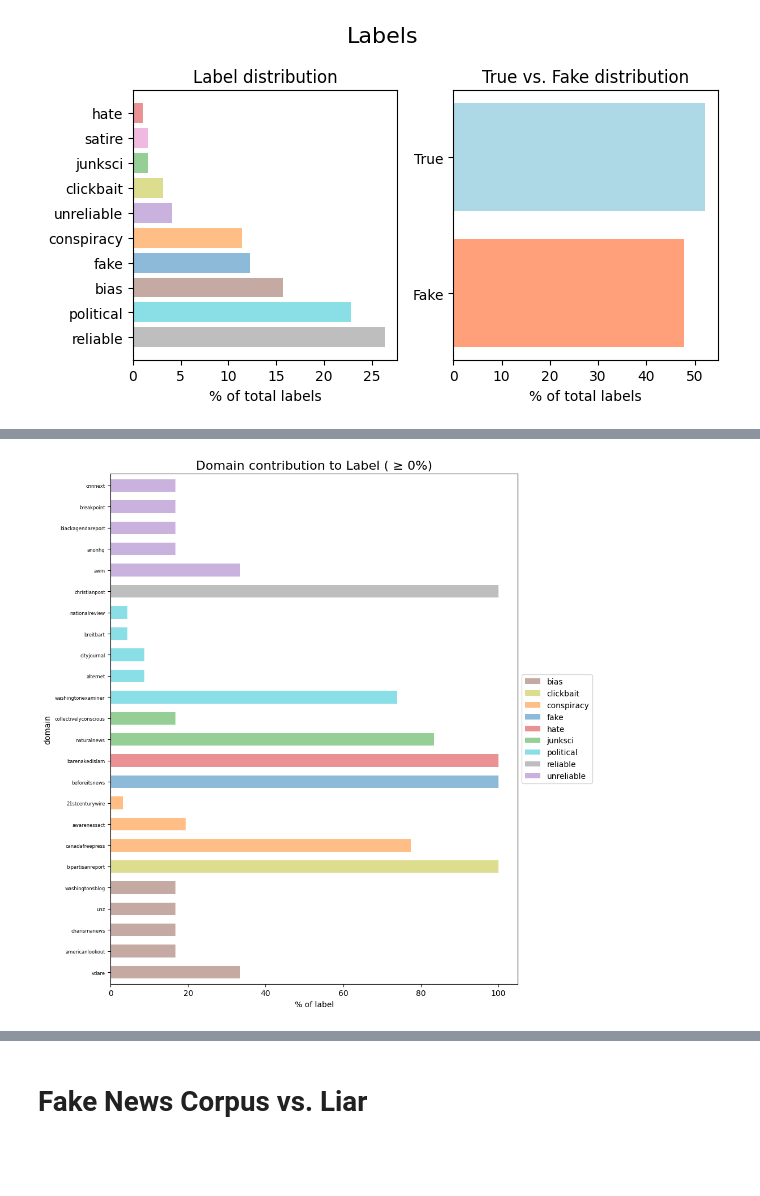
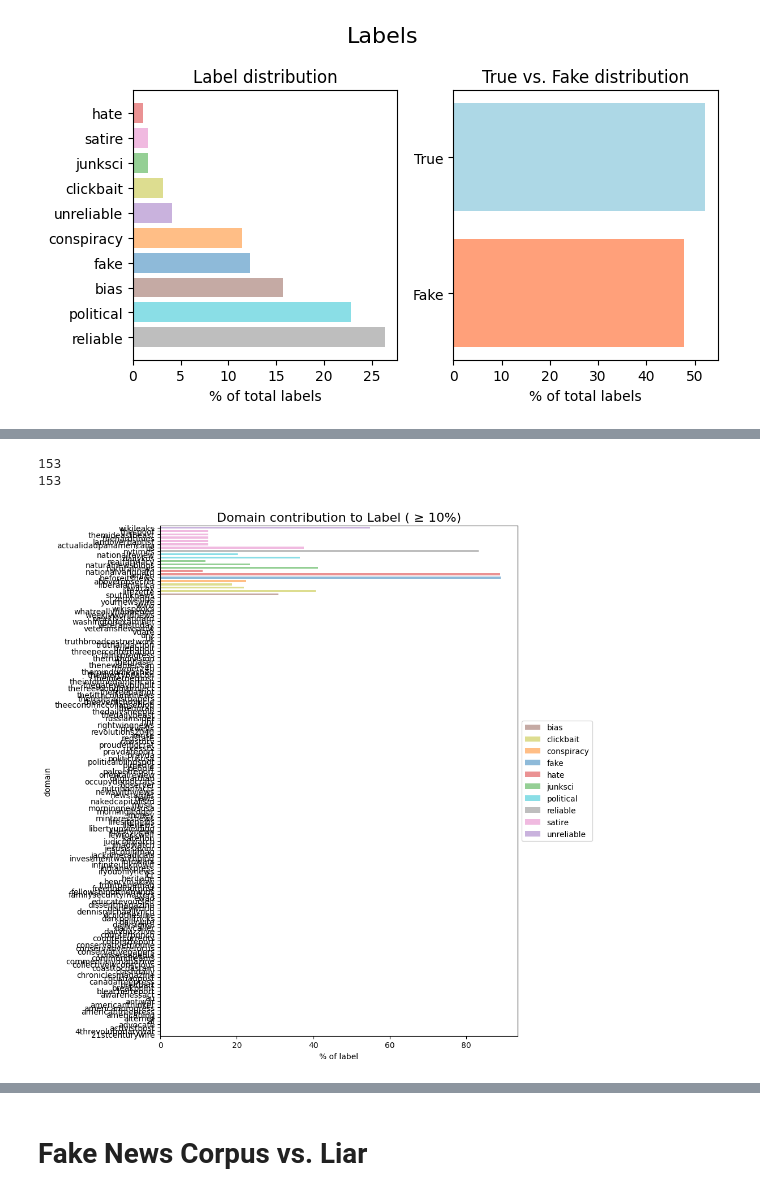
Before and after one commit to henrikdchristensen/DIKU-DS-Exam-FakeNewsDetection, a Jupyter notebook: src/stats.ipynb, the cells around one changed output, grey strips where cells are left out. Saved outputs shown, nothing was run; the diff lists cells and outputs as text; code cells hidden in the pictures; blank space fills up the shorter version.

```diff
--- a/src/stats.ipynb
+++ b/src/stats.ipynb
@@ -17,4 +17,4 @@ importlib.reload(st)
 # %% [output]
 <module 'stats' from 'd:\\projects\\FakeNews\\src\\stats.py'>
 # %%
-data_fake_news = pd.read_csv("../cleaned_file.csv", usecols=["content_no_swords_stemmed", "type", "type_binary", "type_binary", "domain"])#, "sentence_analysis_no_swords"])
+data_fake_news = pd.read_csv("../cleaned_file.csv", usecols=["content_no_swords_stemmed", "type", "type_binary", "type_binary", "domain"], nrows=1000)#, "sentence_analysis_no_swords"])
@@ -76,9 +62,11 @@ KeyError: 'domain'
 # %%
-threshold=0
+threshold=10
 percentage=True
 Stat_Fake_News_Corpus.barplot_domain_to_label_contribution(threshold=threshold, percentage=percentage)
 # %% [output]
+153
+153
-[figure, old version]
+[figure, new version]
 # %%
 Stat_Fake_News_Corpus.plot_average_sentence_length()
 # %% [output]
```
Also changed, not shown: parts of 11 cells of this notebook, 6 other files.
